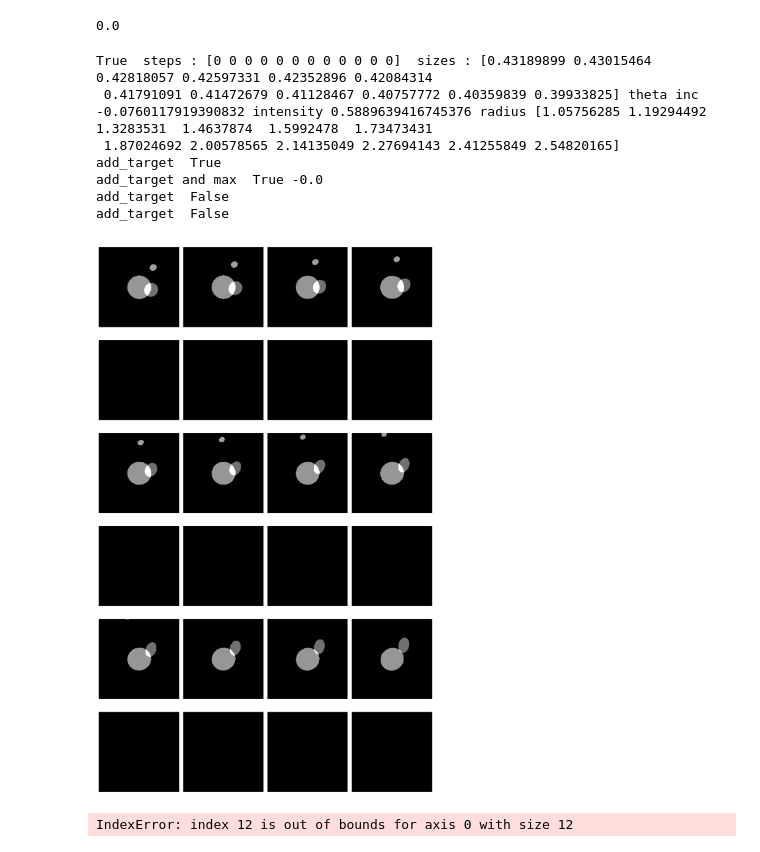
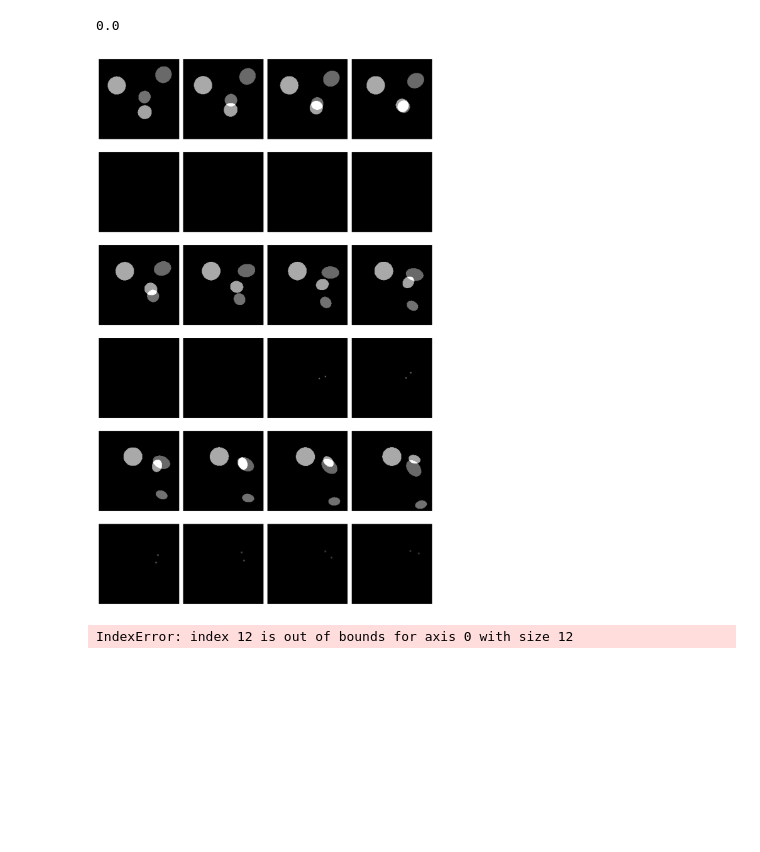
Before and after one commit to nanopiero/spatialisation_grele, a Jupyter notebook: presentation.ipynb, the cells around one changed output. Cells and saved outputs as stored; diff of their text form; code cells hidden in the pictures; blank space fills up the shorter version.

```diff
--- a/presentation.ipynb
+++ b/presentation.ipynb
@@ -494,22 +513,16 @@ image[:,1].min()
 # %%
 S = 172
 # in the dataset :
 # image = spatialized_gt(ndiscs=4, size=S, nsteps=12)
-image = spatialized_gt(ndiscs=3, size=172, nsteps=12,stratification='occurrence', centered=True)
+# image = spatialized_gt(ndiscs=4, size=64, pseudo_size=172, nsteps=12, stratification='occurrence', centered=True)
+image = spatialized_gt(ndiscs=4, size=172, pseudo_size=172, nsteps=12, stratification=None, centered=False)
 device = torch.device('cpu')
 images = torch.tensor(image).unsqueeze(0).float().to(device)
 
 
-plot_images(image[:,0], image[:,1], 0)
+plot_images(image[:,0], 5*image[:,1], 0)
 # %% [output]
-True  steps : [0 0 0 0 0 0 0 0 0 0 0 0]  sizes : [0.43189899 0.43015464 0.42818057 0.42597331 0.42352896 0.42084314
- 0.41791091 0.41472679 0.41128467 0.40757772 0.40359839 0.39933825] theta inc -0.0760117919390832 intensity 0.5889639416745376 radius [1.05756285 1.19294492 1.3283531  1.4637874  1.5992478  1.73473431
- 1.87024692 2.00578565 2.14135049 2.27694143 2.41255849 2.54820165]
-add_target  True
-add_target and max  True -0.0
-add_target  False
-add_target  False
-[figure, old version]
+[figure, new version]
 # %%
 S = 64
 # in the dataset :
```
Also changed, not shown: parts of 2 cells of this notebook.
